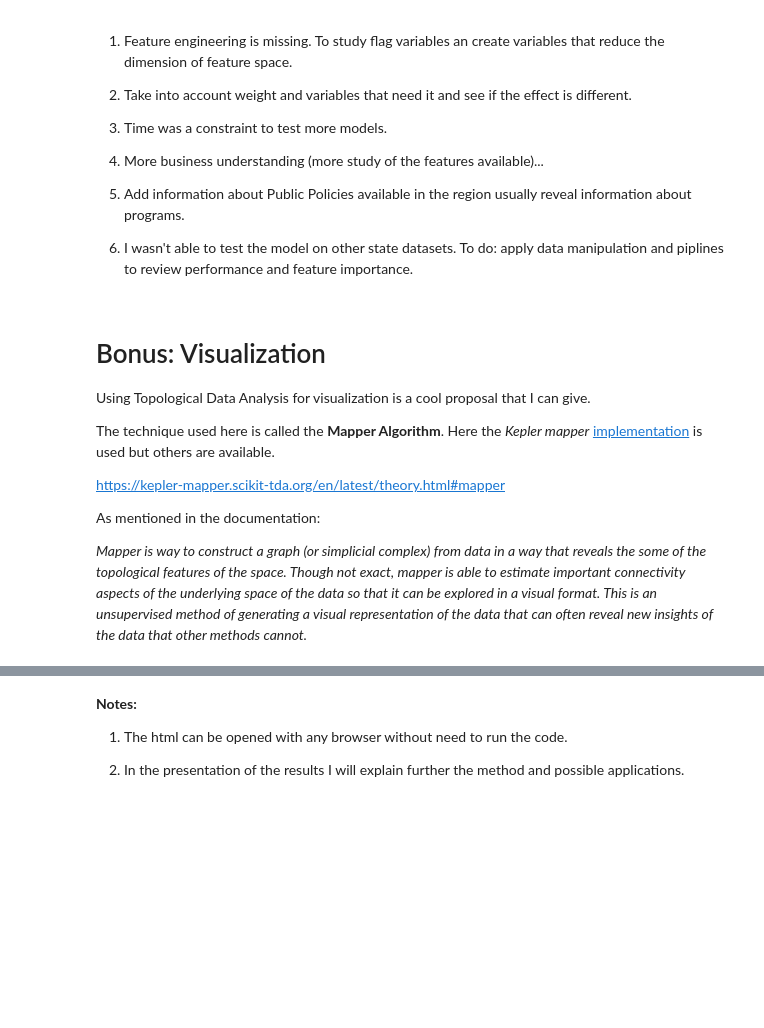
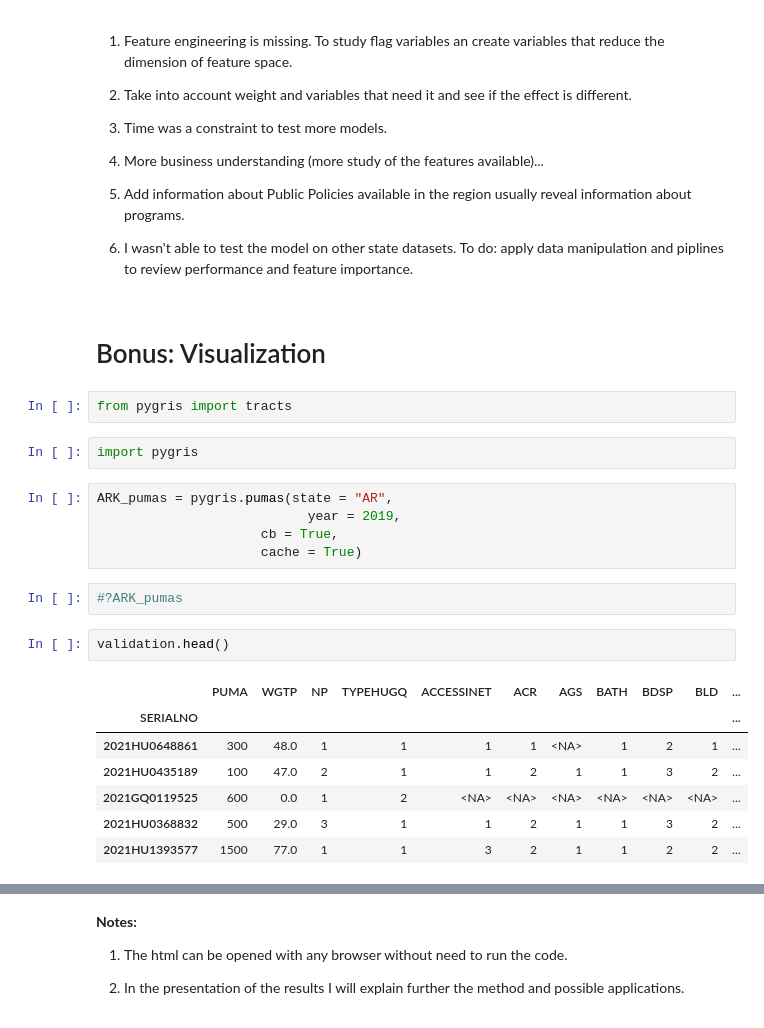
Before and after one commit to qSergio/techy_food, a Jupyter notebook: Food_census.ipynb, the cells around one changed output, grey strips where cells are left out. Saved outputs shown, nothing was run; the diff lists cells and outputs as text; blank space fills up the shorter version.

```diff
--- a/Food_census.ipynb
+++ b/Food_census.ipynb
@@ -1209,13 +1209,24 @@ feature_importance.head(15).plot(x='Feature',
 6. I wasn't able to test the model on other state datasets. To do: apply data manipulation and piplines to review performance and feature importance.
 # %% [markdown]
 # Bonus: Visualization
-
-Using Topological Data Analysis for visualization is a cool proposal that I can give.
-
-The technique used here is called the __Mapper Algorithm__. Here the _Kepler mapper_ [implementation](https://kepler-mapper.scikit-tda.org/en/latest/theory.html#mapper) is used but others are available.
-
-https://kepler-mapper.scikit-tda.org/en/latest/theory.html#mapper
-
-As mentioned in the documentation:
-
-_Mapper is way to construct a graph (or simplicial complex) from data in a way that reveals the some of the topological features of the space. Though not exact, mapper is able to estimate important connectivity aspects of the underlying space of the data so that it can be explored in a visual format. This is an unsupervised method of generating a visual representation of the data that can often reveal new insights of the data that other methods cannot._
+# %%
+from pygris import tracts
+# %%
+import pygris
+# %%
+ARK_pumas = pygris.pumas(state = "AR",
+                           year = 2019,
+                     cb = True,
+                     cache = True)
+# %%
+#?ARK_pumas
+# %%
+validation.head()
+# %% [output]
+|  | PUMA | WGTP | NP | TYPEHUGQ | ACCESSINET | ACR | AGS | BATH | BDSP | BLD | ... |
+| SERIALNO |  |  |  |  |  |  |  |  |  |  | ... |
+| 2021HU0648861 | 300 | 48.0 | 1 | 1 | 1 | 1 | <NA> | 1 | 2 | 1 | ... |
+| 2021HU0435189 | 100 | 47.0 | 2 | 1 | 1 | 2 | 1 | 1 | 3 | 2 | ... |
+| 2021GQ0119525 | 600 | 0.0 | 1 | 2 | <NA> | <NA> | <NA> | <NA> | <NA> | <NA> | ... |
+| 2021HU0368832 | 500 | 29.0 | 3 | 1 | 1 | 2 | 1 | 1 | 3 | 2 | ... |
+| 2021HU1393577 | 1500 | 77.0 | 1 | 1 | 3 | 2 | 1 | 1 | 2 | 2 | ... |
```
Also changed, not shown: parts of 16 cells of this notebook.
